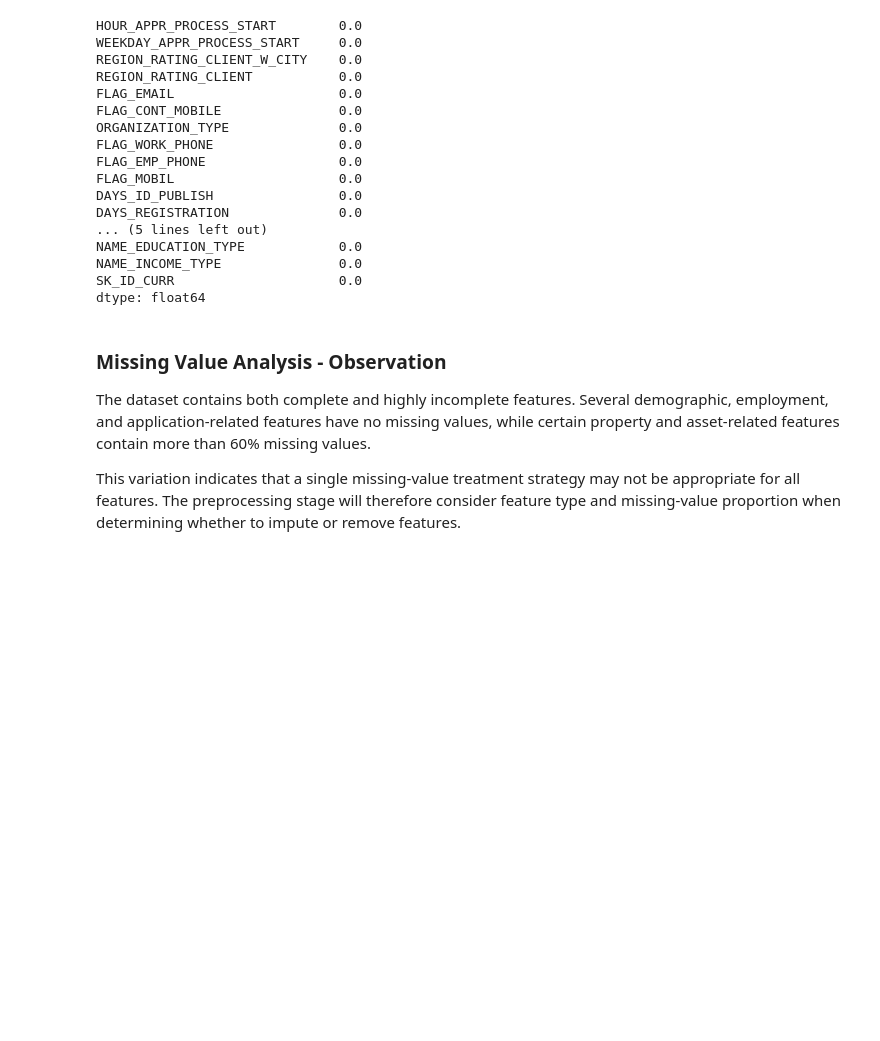
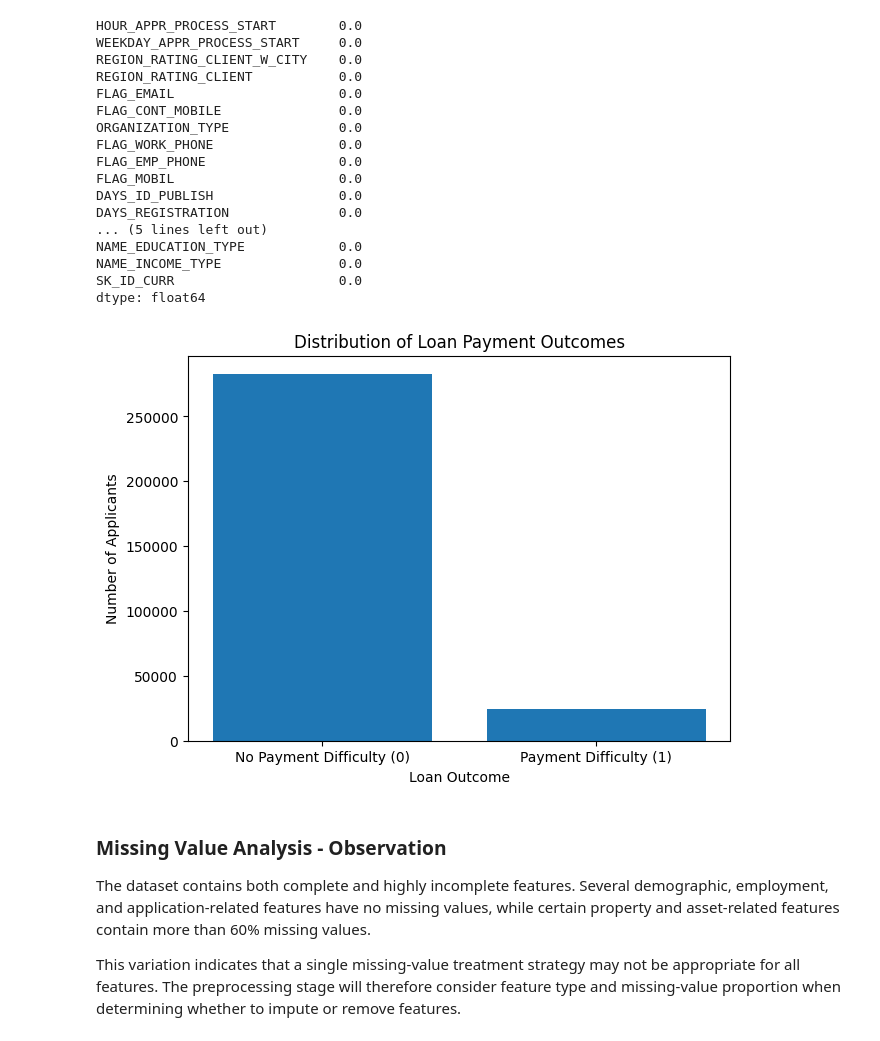
Before and after one commit to arnavanand2005/AI---Finance-Research-Project, a Jupyter notebook: notebooks/01_Exploratory_Data_Analysis.ipynb.ipynb, the cells around one changed output. Saved outputs shown, nothing was run; the diff lists cells and outputs as text; code cells hidden in the pictures; blank space fills up the shorter version.

Commit message:
Abstract demo added and graph added for ds visualisation

```diff
--- a/notebooks/01_Exploratory_Data_Analysis.ipynb.ipynb
+++ b/notebooks/01_Exploratory_Data_Analysis.ipynb.ipynb
@@ -193,6 +193,22 @@ NAME_EDUCATION_TYPE            0.0
 NAME_INCOME_TYPE               0.0
 SK_ID_CURR                     0.0
 dtype: float64
+# %%
+import matplotlib.pyplot as plt
+
+target_counts = df["TARGET"].value_counts()
+
+plt.figure(figsize=(7, 5))
+plt.bar(["No Payment Difficulty (0)", "Payment Difficulty (1)"],
+        target_counts.values)
+
+plt.title("Distribution of Loan Payment Outcomes")
+plt.xlabel("Loan Outcome")
+plt.ylabel("Number of Applicants")
+
+plt.show()
+# %% [output]
+[figure, added]
 # %% [markdown]
 ### Missing Value Analysis - Observation
 
```
Also changed, not shown: 1 other file.
